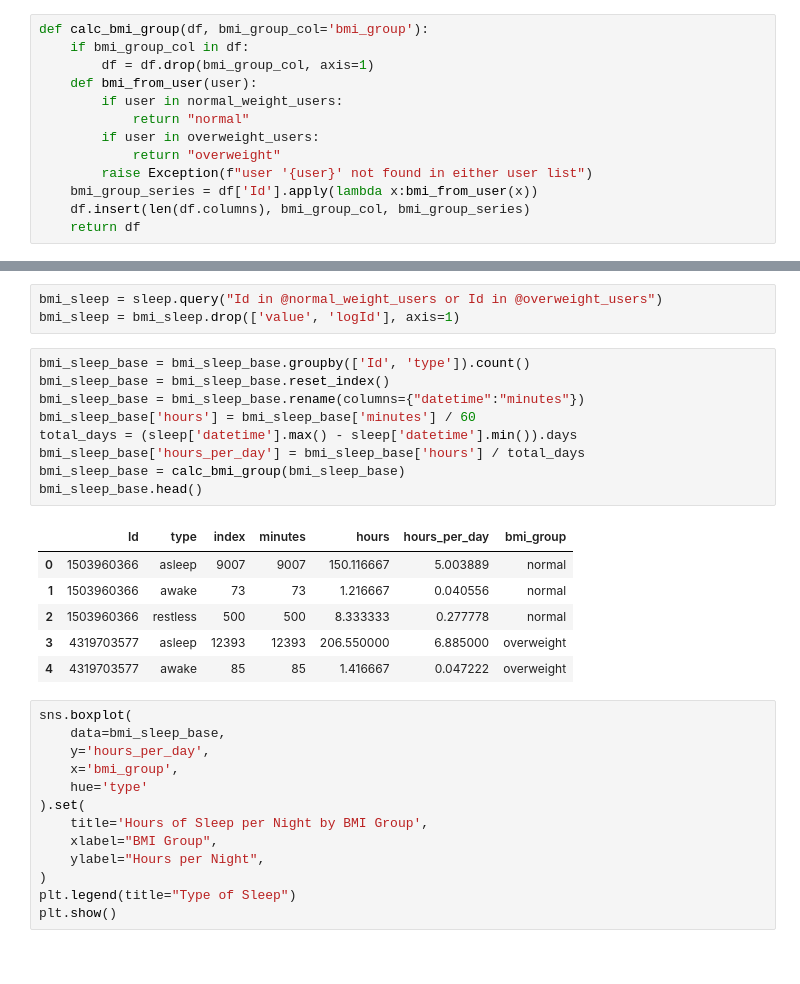
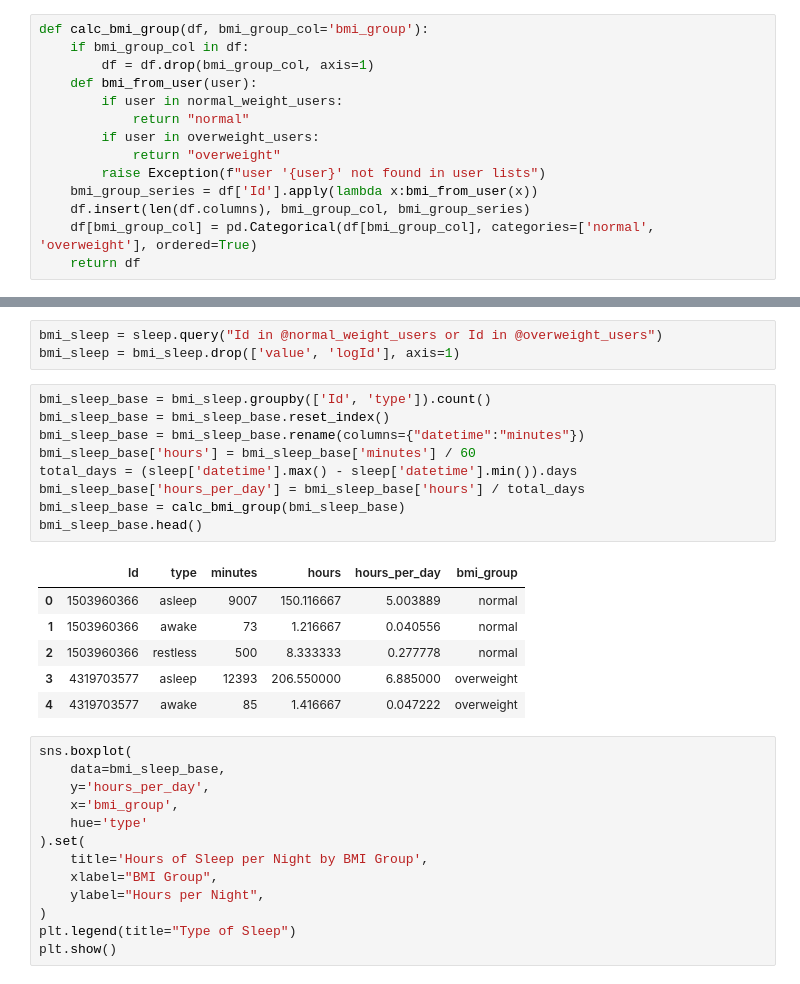
Before and after one commit to paulgreber/WellnessAnalysis, a Jupyter notebook: wellness_analysis.ipynb, the cells around one changed output, grey strips where cells are left out. Cells and saved outputs as stored; diff of their text form.

```diff
--- a/wellness_analysis.ipynb
+++ b/wellness_analysis.ipynb
@@ -664,9 +664,10 @@ def calc_bmi_group(df, bmi_group_col='bmi_group'):
             return "normal"
         if user in overweight_users:
             return "overweight"
-        raise Exception(f"user '{user}' not found in either user list")
+        raise Exception(f"user '{user}' not found in user lists")
     bmi_group_series = df['Id'].apply(lambda x:bmi_from_user(x))
     df.insert(len(df.columns), bmi_group_col, bmi_group_series)
+    df[bmi_group_col] = pd.Categorical(df[bmi_group_col], categories=['normal', 'overweight'], ordered=True)
     return df
 # %% [markdown]
 ### Daily Steps by BMI Group
@@ -1004,21 +1007,21 @@ plt.show()
 bmi_sleep = sleep.query("Id in @normal_weight_users or Id in @overweight_users")
 bmi_sleep = bmi_sleep.drop(['value', 'logId'], axis=1)
 # %%
-bmi_sleep_base = bmi_sleep_base.groupby(['Id', 'type']).count()
+bmi_sleep_base = bmi_sleep.groupby(['Id', 'type']).count()
 bmi_sleep_base = bmi_sleep_base.reset_index()
 bmi_sleep_base = bmi_sleep_base.rename(columns={"datetime":"minutes"})
 bmi_sleep_base['hours'] = bmi_sleep_base['minutes'] / 60
 total_days = (sleep['datetime'].max() - sleep['datetime'].min()).days
 bmi_sleep_base['hours_per_day'] = bmi_sleep_base['hours'] / total_days
 bmi_sleep_base = calc_bmi_group(bmi_sleep_base)
 bmi_sleep_base.head()
 # %% [output]
-|  | Id | type | index | minutes | hours | hours_per_day | bmi_group |
-| 0 | 1503960366 | asleep | 9007 | 9007 | 150.116667 | 5.003889 | normal |
-| 1 | 1503960366 | awake | 73 | 73 | 1.216667 | 0.040556 | normal |
-| 2 | 1503960366 | restless | 500 | 500 | 8.333333 | 0.277778 | normal |
-| 3 | 4319703577 | asleep | 12393 | 12393 | 206.550000 | 6.885000 | overweight |
-| 4 | 4319703577 | awake | 85 | 85 | 1.416667 | 0.047222 | overweight |
+|  | Id | type | minutes | hours | hours_per_day | bmi_group |
+| 0 | 1503960366 | asleep | 9007 | 150.116667 | 5.003889 | normal |
+| 1 | 1503960366 | awake | 73 | 1.216667 | 0.040556 | normal |
+| 2 | 1503960366 | restless | 500 | 8.333333 | 0.277778 | normal |
+| 3 | 4319703577 | asleep | 12393 | 206.550000 | 6.885000 | overweight |
+| 4 | 4319703577 | awake | 85 | 1.416667 | 0.047222 | overweight |
 # %%
 sns.boxplot(
     data=bmi_sleep_base,
```
Also changed, not shown: parts of 21 cells of this notebook, 1 other file.
